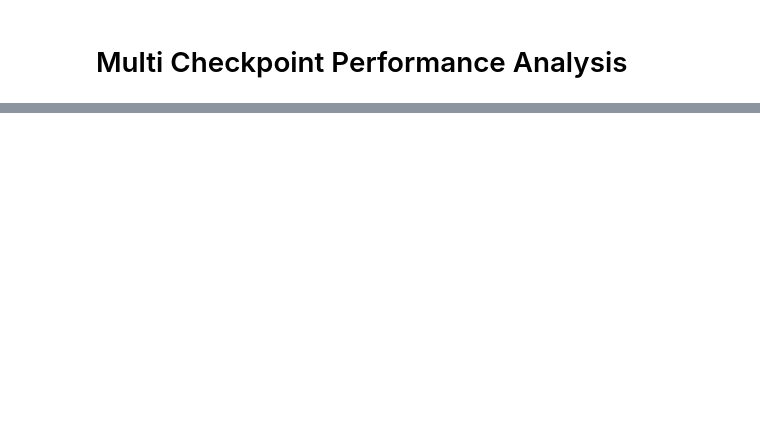
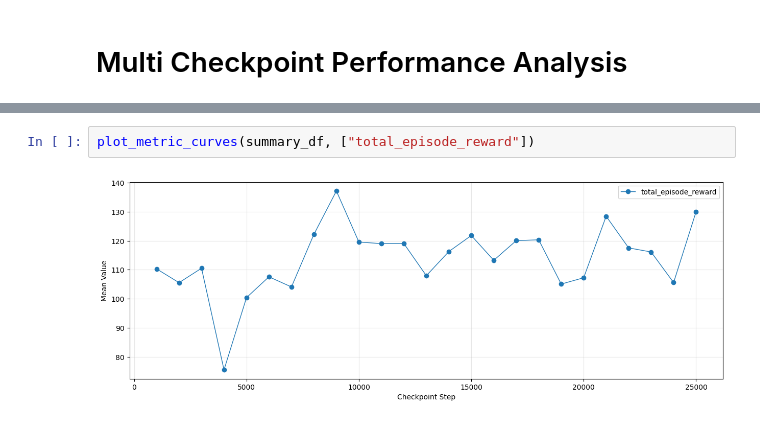
Before and after one commit to safehold17/Implicit-CL, a Jupyter notebook: evaluation/multi_checkpoint_performance_analysis.ipynb, the cells around one changed output, grey strips where cells are left out. Drawn from its saved outputs; the diff is of its cells as text; blank space fills up the shorter version.

```diff
--- a/evaluation/multi_checkpoint_performance_analysis.ipynb
+++ b/evaluation/multi_checkpoint_performance_analysis.ipynb
@@ -121,0 +99,4 @@ plt.show()
+# %%
+plot_metric_curves(summary_df, ["total_episode_reward"])
+# %% [output]
+[figure, added]
```
Also changed, not shown: parts of 7 cells of this notebook, 4 other files.
